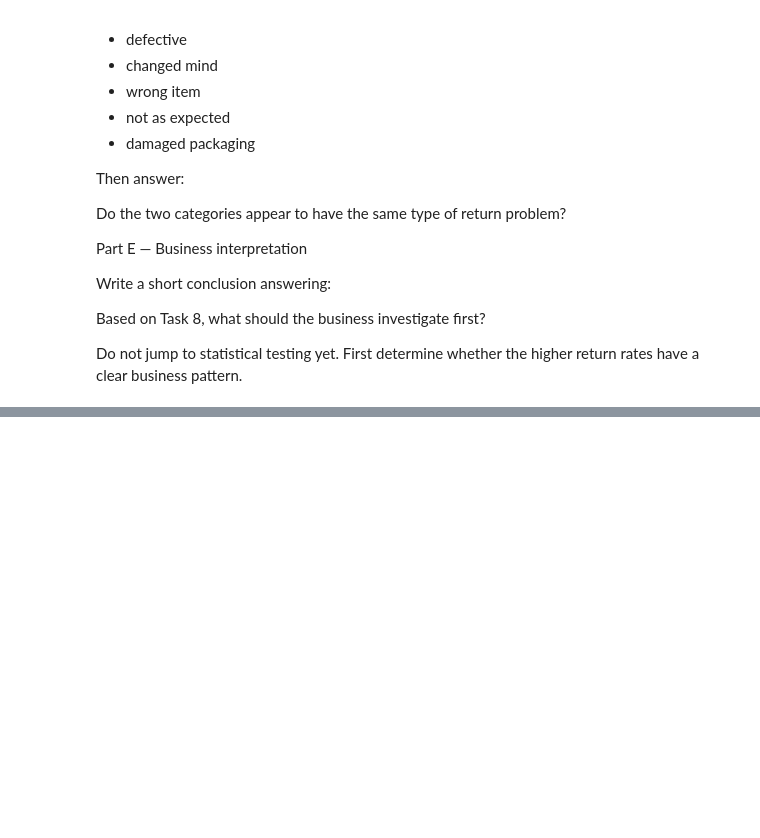
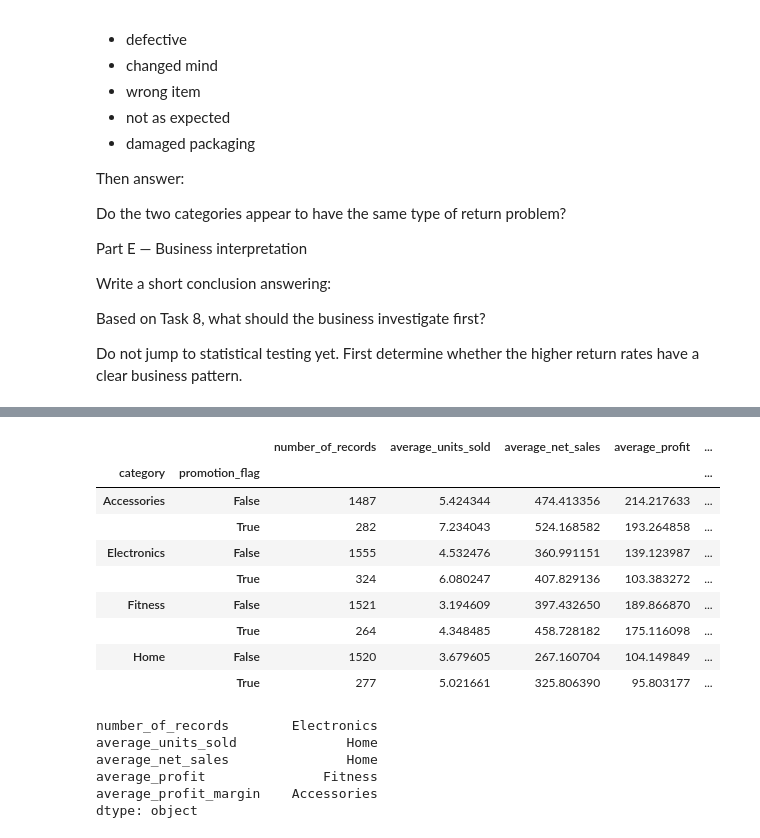
Before and after one commit to stilyan91/Data-Science-Learning-Journey, a Jupyter notebook: EDA/Retail Performance Analysis.ipynb, the cells around one changed output, grey strips where cells are left out. Cells and saved outputs as stored; diff of their text form; code cells hidden in the pictures; blank space fills up the shorter version.

```diff
--- a/EDA/Retail Performance Analysis.ipynb
+++ b/EDA/Retail Performance Analysis.ipynb
@@ -1390,0 +1548,46 @@ Based on these findings, I would first investigate product handling and packagin
+# %%
+df_sales_merged.groupby(['category', 'promotion_flag']).agg(
+    number_of_records = ('promotion_flag', 'count'),
+    average_units_sold = ('units_sold', 'mean'),
+    average_net_sales = ('net_sales_gbp', 'mean'),
+    average_profit = ('profit_gbp', 'mean'),
+    average_profit_margin = ('profit_margin_pct', 'mean')
+)
+# %% [output]
+|  |  | number_of_records | average_units_sold | average_net_sales | average_profit | ... |
+| category | promotion_flag |  |  |  |  | ... |
+| Accessories | False | 1487 | 5.424344 | 474.413356 | 214.217633 | ... |
+|  | True | 282 | 7.234043 | 524.168582 | 193.264858 | ... |
+| Electronics | False | 1555 | 4.532476 | 360.991151 | 139.123987 | ... |
+|  | True | 324 | 6.080247 | 407.829136 | 103.383272 | ... |
+| Fitness | False | 1521 | 3.194609 | 397.432650 | 189.866870 | ... |
+|  | True | 264 | 4.348485 | 458.728182 | 175.116098 | ... |
+| Home | False | 1520 | 3.679605 | 267.160704 | 104.149849 | ... |
+|  | True | 277 | 5.021661 | 325.806390 | 95.803177 | ... |
+# %%
+((df_sales_merged.groupby(['category', 'promotion_flag']).agg(
+    number_of_records = ('promotion_flag', 'count'),
+    average_units_sold = ('units_sold', 'mean'),
+    average_net_sales = ('net_sales_gbp', 'mean'),
+    average_profit = ('profit_gbp', 'mean'),
+    average_profit_margin = ('profit_margin_pct', 'mean')
+).xs(True, level=1)-df_sales_merged.groupby(['category', 'promotion_flag']).agg(
+    number_of_records = ('promotion_flag', 'count'),
+    average_units_sold = ('units_sold', 'mean'),
+    average_net_sales = ('net_sales_gbp', 'mean'),
+    average_profit = ('profit_gbp', 'mean'),
+    average_profit_margin = ('profit_margin_pct', 'mean')
+).xs(False, level=1))/df_sales_merged.groupby(['category', 'promotion_flag']).agg(
+    number_of_records = ('promotion_flag', 'count'),
+    average_units_sold = ('units_sold', 'mean'),
+    average_net_sales = ('net_sales_gbp', 'mean'),
+    average_profit = ('profit_gbp', 'mean'),
+    average_profit_margin = ('profit_margin_pct', 'mean')
+).xs(False, level=1)*100).idxmax()
+# %% [output]
+number_of_records        Electronics
+average_units_sold              Home
+average_net_sales               Home
+average_profit               Fitness
+average_profit_margin    Accessories
+dtype: object
```
Also changed, not shown: parts of 30 cells of this notebook.
